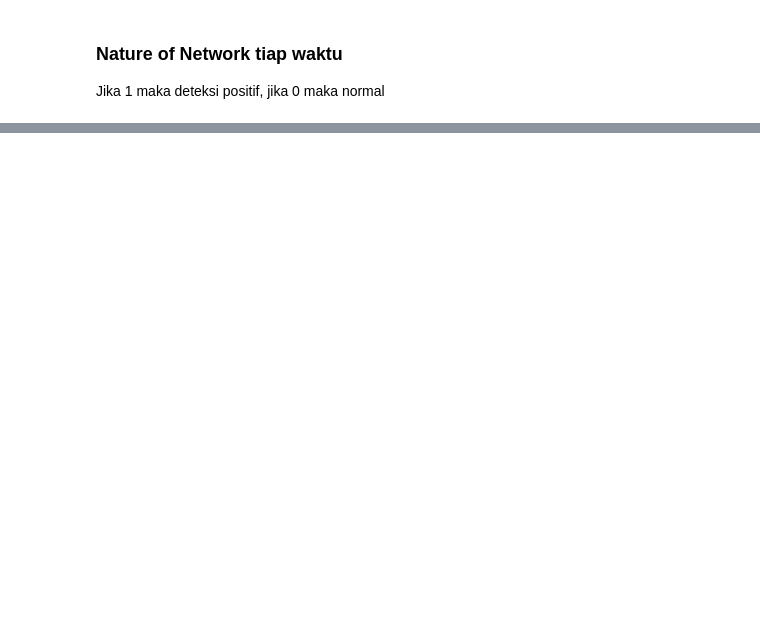
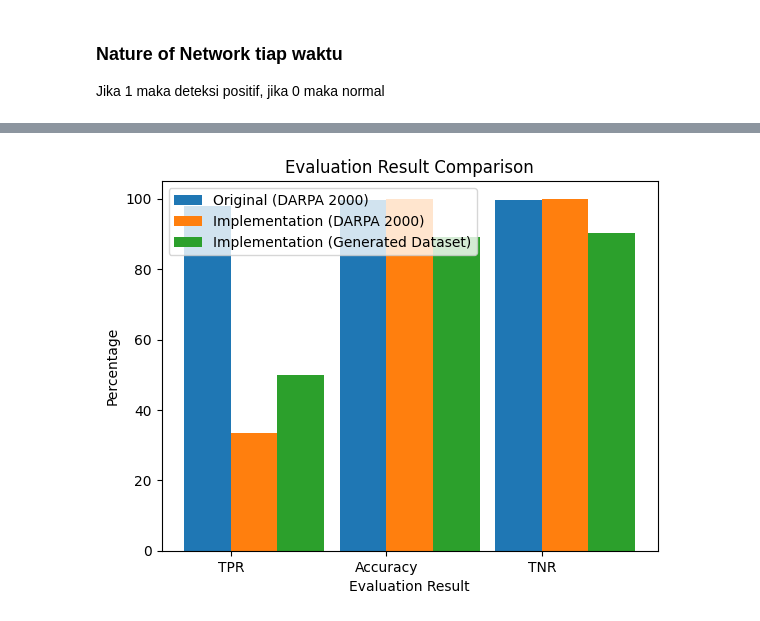
Before and after one commit to sayyidyofa/nescient-notebook, a Jupyter notebook: 4_Mar.ipynb, the cells around one changed output, grey strips where cells are left out. Cells and saved outputs as stored; diff of their text form; code cells hidden in the pictures; blank space fills up the shorter version.

```diff
--- a/4_Mar.ipynb
+++ b/4_Mar.ipynb
@@ -317,0 +388,27 @@ for u in range(len(N_all)):
+# %%
+david_j = [98, 99.5, 99.6]
+mine = [33.33, 99.94, 100]
+generated_result = [50, 89.15, 90.12]
+
+index = np.arange(3)
+bar_width = 0.3
+
+fig, ax = plt.subplots()
+original = ax.bar(index, david_j, bar_width,
+                label="Original (DARPA 2000)")
+
+implementation = ax.bar(index+bar_width, mine,
+                 bar_width, label="Implementation (DARPA 2000)")
+
+generated = ax.bar(index+2*bar_width, generated_result, bar_width, label="Implementation (Generated Dataset)")
+
+ax.set_xlabel('Evaluation Result')
+ax.set_ylabel('Percentage')
+ax.set_title('Evaluation Result Comparison')
+ax.set_xticks(index + bar_width / 2)
+ax.set_xticklabels(["TPR", "Accuracy", "TNR"])
+ax.legend()
+
+plt.show()
+# %% [output]
+[figure, added]
```
Also changed, not shown: parts of 12 cells of this notebook.
